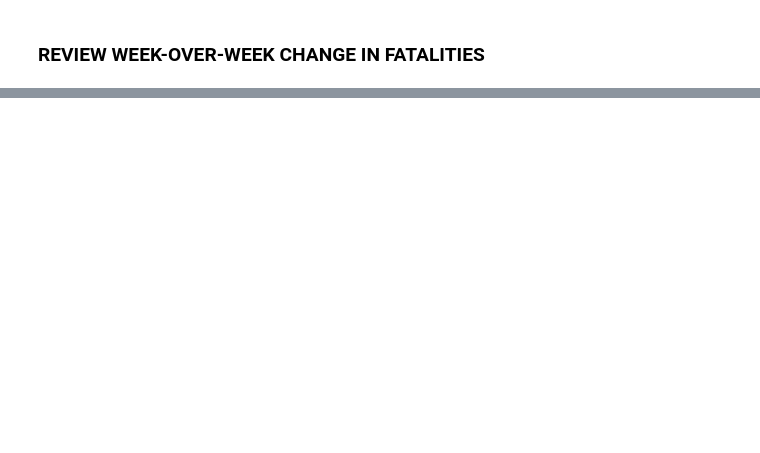
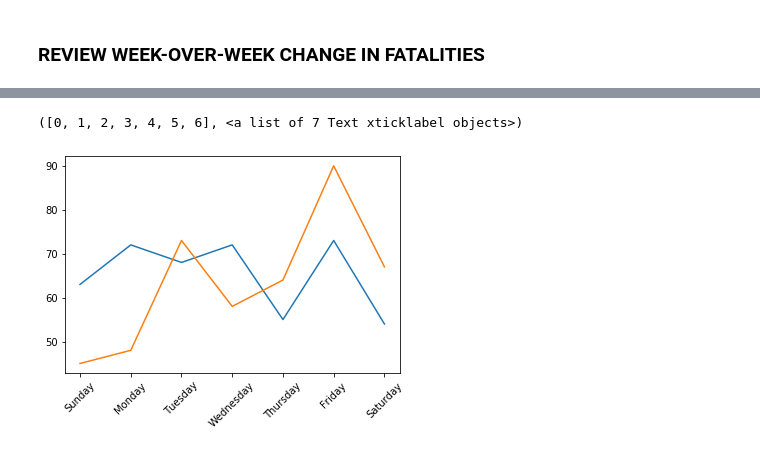
Before and after one commit to vieravfg/Analysis-of-Traffic-Fatalities, a Jupyter notebook: main.ipynb, the cells around one changed output, grey strips where cells are left out. Saved outputs shown, nothing was run; the diff lists cells and outputs as text; code cells hidden in the pictures; blank space fills up the shorter version.

Commit message:
Multi-Line Plot

```diff
--- a/main.ipynb
+++ b/main.ipynb
@@ -132,0 +230,12 @@ sample_df[sample_df["WEEK_NUM"]==45].sort_values(by="DATE")
+# %%
+sample_gb = sample_df.groupby(by=["DATE","WEEK_NUM", "DAY_WEEKNAME"])
+summary = pd.DataFrame(sample_gb["FATALS"].sum())
+summary.reset_index(inplace=True)
+before = summary[summary["WEEK_NUM"]==11]
+after = summary[summary["WEEK_NUM"]==12]
+plt.plot(before["DAY_WEEKNAME"], before["FATALS"], label="Before DLS")
+plt.plot(after["DAY_WEEKNAME"], after["FATALS"], label="After DLS")
+plt.xticks(rotation = 45)
+# %% [output]
+([0, 1, 2, 3, 4, 5, 6], <a list of 7 Text xticklabel objects>)
+[figure, added]
```
Also changed, not shown: parts of 13 cells of this notebook.
